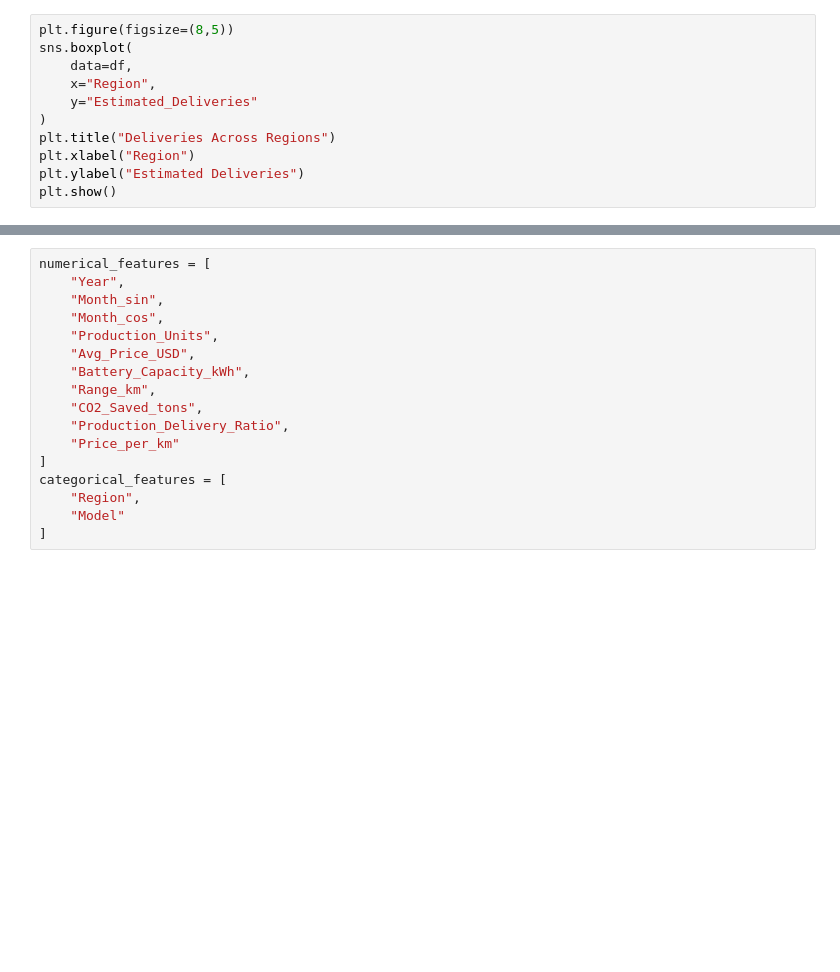
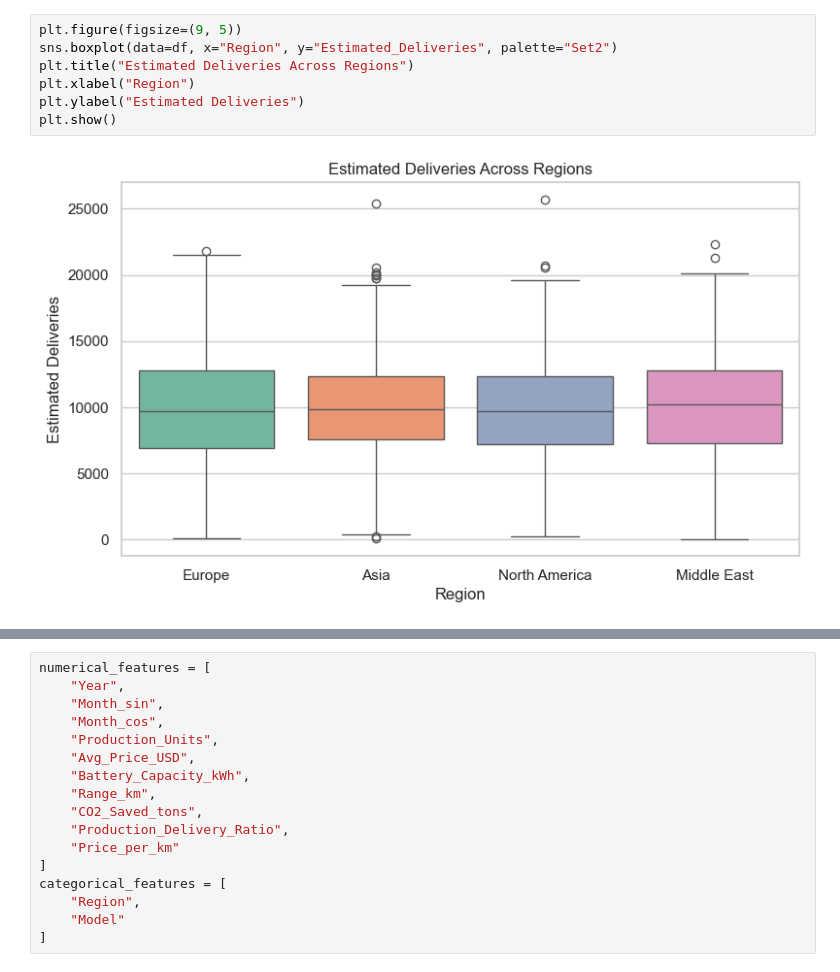
Before and after one commit to AviMath2412/Data_science_Assignment, a Jupyter notebook: week2_Avi_Mathur.ipynb, the cells around one changed output, grey strips where cells are left out. Drawn from its saved outputs; the diff is of its cells as text; blank space fills up the shorter version.

```diff
--- a/week2_Avi_Mathur.ipynb
+++ b/week2_Avi_Mathur.ipynb
@@ -95,12 +117,10 @@ plt.show()
 # %%
-plt.figure(figsize=(8,5))
-sns.boxplot(
-    data=df,
-    x="Region",
-    y="Estimated_Deliveries"
-)
-plt.title("Deliveries Across Regions")
+plt.figure(figsize=(9, 5))
+sns.boxplot(data=df, x="Region", y="Estimated_Deliveries", palette="Set2")
+plt.title("Estimated Deliveries Across Regions")
 plt.xlabel("Region")
 plt.ylabel("Estimated Deliveries")
 plt.show()
+# %% [output]
+[figure, added]
 # %%
```
Also changed, not shown: parts of 72 cells of this notebook, 1 other file.
